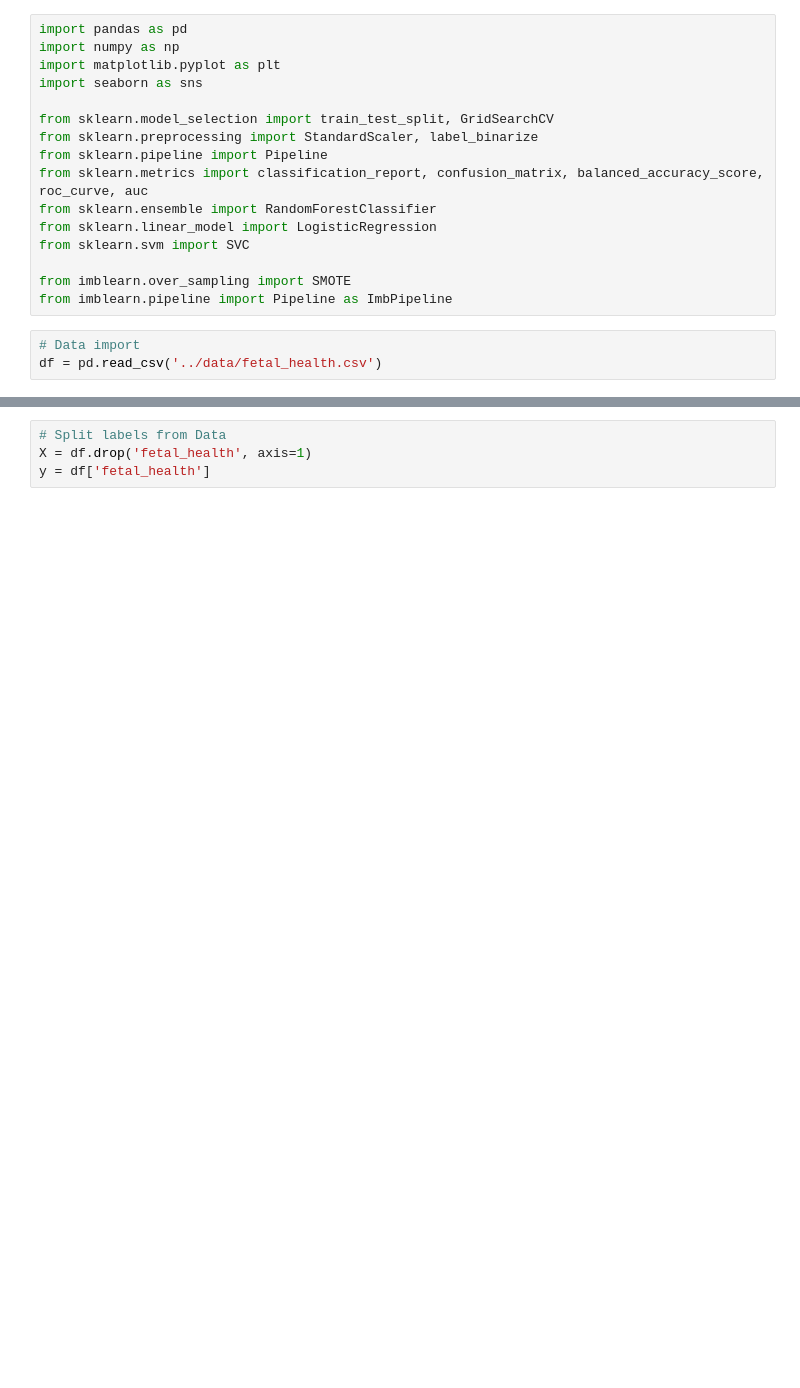
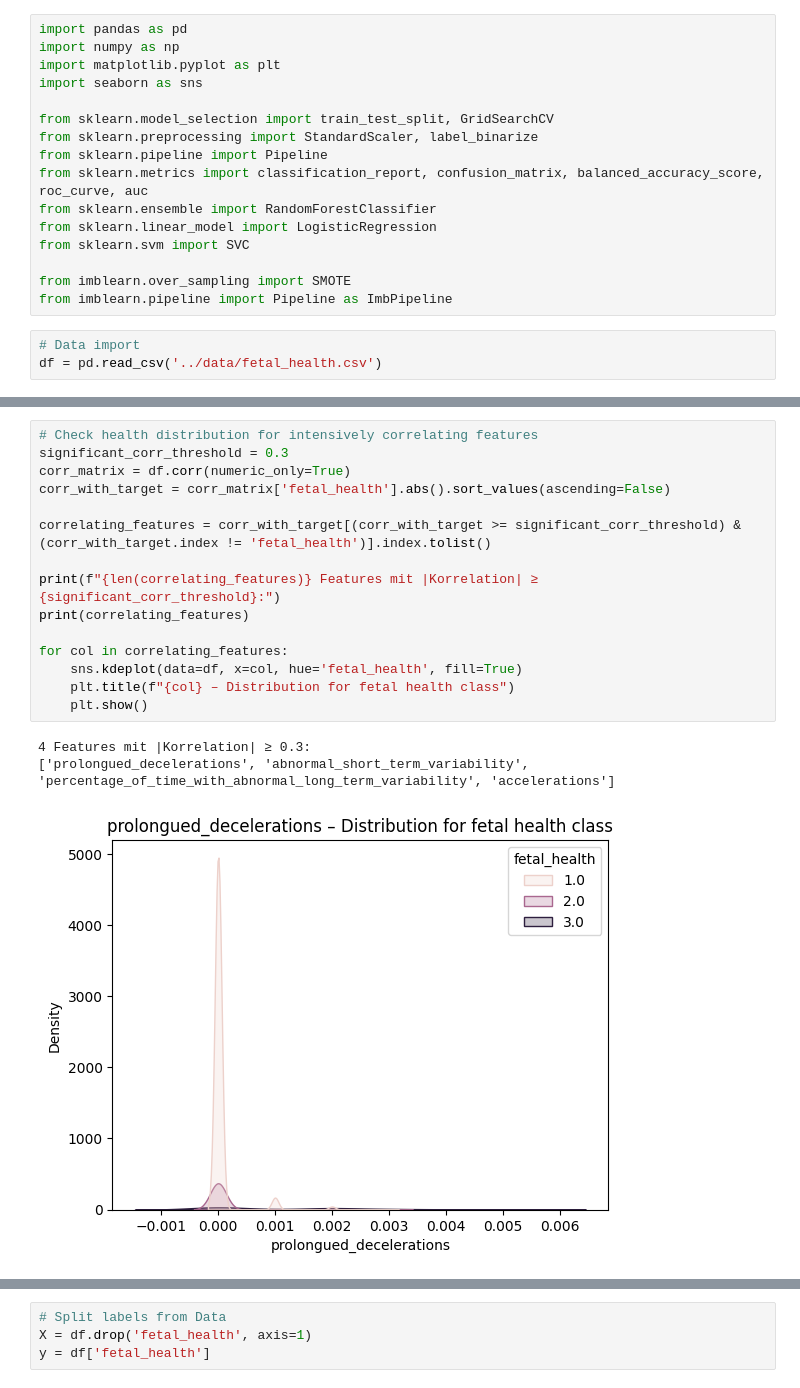
Before and after one commit to nilsostertag/FetalHealthClassification, a Jupyter notebook: src/fetal_health.ipynb, the cells around one changed output, grey strips where cells are left out. Cells and saved outputs as stored; diff of their text form; blank space fills up the shorter version.

```diff
--- a/src/fetal_health.ipynb
+++ b/src/fetal_health.ipynb
@@ -19,0 +75,19 @@ df = pd.read_csv('../data/fetal_health.csv')
+# %%
+# Check health distribution for intensively correlating features
+significant_corr_threshold = 0.3
+corr_matrix = df.corr(numeric_only=True)
+corr_with_target = corr_matrix['fetal_health'].abs().sort_values(ascending=False)
+
+correlating_features = corr_with_target[(corr_with_target >= significant_corr_threshold) & (corr_with_target.index != 'fetal_health')].index.tolist()
+
+print(f"{len(correlating_features)} Features mit |Korrelation| ≥ {significant_corr_threshold}:")
+print(correlating_features)
+
+for col in correlating_features:
+    sns.kdeplot(data=df, x=col, hue='fetal_health', fill=True)
+    plt.title(f"{col} – Distribution for fetal health class")
+    plt.show()
+# %% [output]
+4 Features mit |Korrelation| ≥ 0.3:
+['prolongued_decelerations', 'abnormal_short_term_variability', 'percentage_of_time_with_abnormal_long_term_variability', 'accelerations']
+[figure, added]
```
Also changed, not shown: parts of 5 cells of this notebook.
